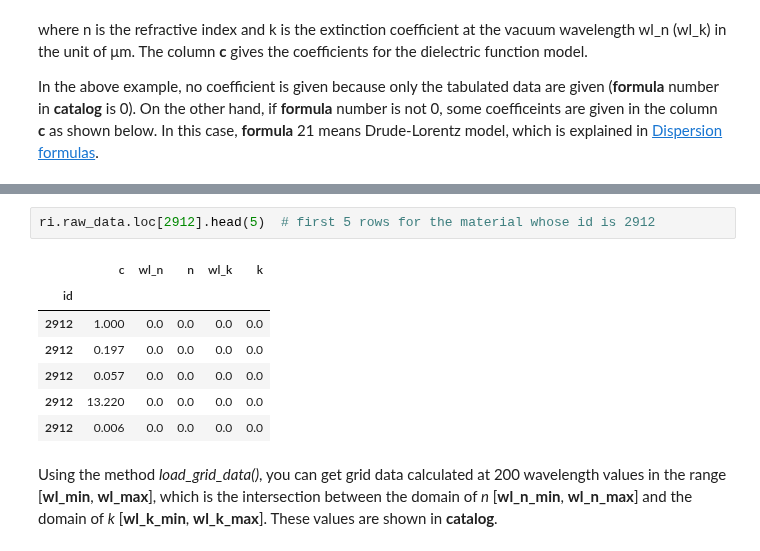
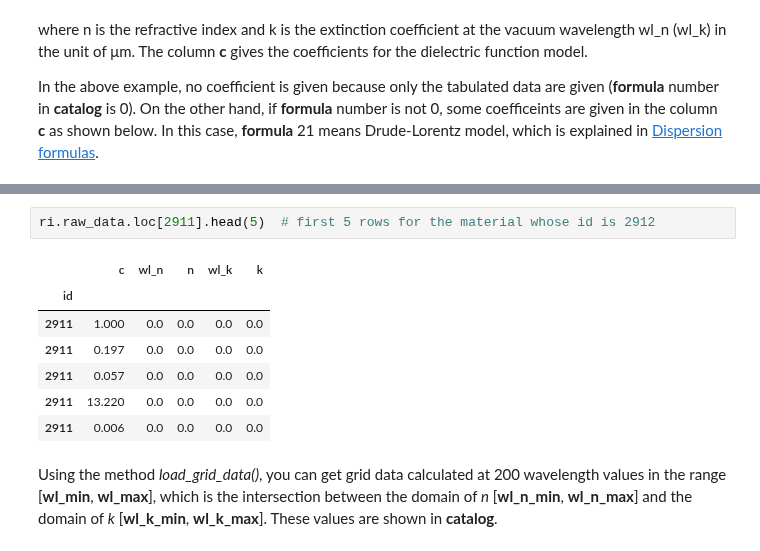
Before and after one commit to mnishida/RII_Pandas, a Jupyter notebook: docs/notebooks/02_RiiDataFrame.ipynb, the cells around one changed output, grey strips where cells are left out. Saved outputs shown, nothing was run; the diff lists cells and outputs as text.

```diff
--- a/docs/notebooks/02_RiiDataFrame.ipynb
+++ b/docs/notebooks/02_RiiDataFrame.ipynb
@@ -46,13 +46,13 @@ ri.catalog.tail(3)
 # %%
-ri.raw_data.loc[2912].head(5)  # first 5 rows for the material whose id is 2912
+ri.raw_data.loc[2911].head(5)  # first 5 rows for the material whose id is 2912
 # %% [output]
 |  | c | wl_n | n | wl_k | k |
 | id |  |  |  |  |  |
-| 2912 | 1.000 | 0.0 | 0.0 | 0.0 | 0.0 |
-| 2912 | 0.197 | 0.0 | 0.0 | 0.0 | 0.0 |
-| 2912 | 0.057 | 0.0 | 0.0 | 0.0 | 0.0 |
-| 2912 | 13.220 | 0.0 | 0.0 | 0.0 | 0.0 |
-| 2912 | 0.006 | 0.0 | 0.0 | 0.0 | 0.0 |
+| 2911 | 1.000 | 0.0 | 0.0 | 0.0 | 0.0 |
+| 2911 | 0.197 | 0.0 | 0.0 | 0.0 | 0.0 |
+| 2911 | 0.057 | 0.0 | 0.0 | 0.0 | 0.0 |
+| 2911 | 13.220 | 0.0 | 0.0 | 0.0 | 0.0 |
+| 2911 | 0.006 | 0.0 | 0.0 | 0.0 | 0.0 |
 # %% [markdown]
 Using the method _load_grid_data()_, you can get grid data calculated at 200 wavelength values in the range [__wl_min__, __wl_max__], which is the intersection between the domain of _n_ [__wl_n_min__, __wl_n_max__] and the domain of _k_ [__wl_k_min__, __wl_k_max__]. These values are shown in __catalog__.
 # %%
```
Also changed, not shown: parts of 6 cells of this notebook, 29 other files.
